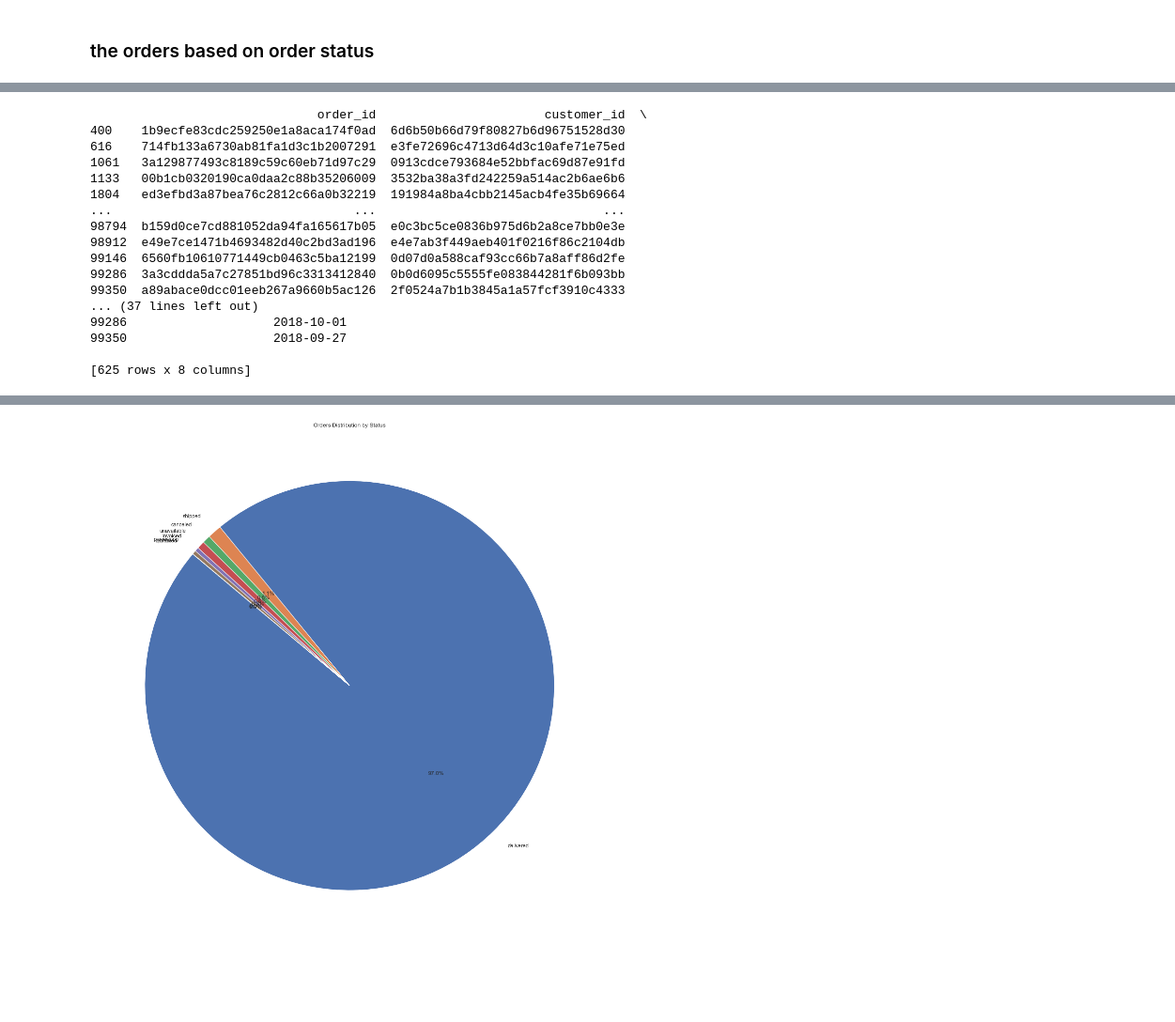
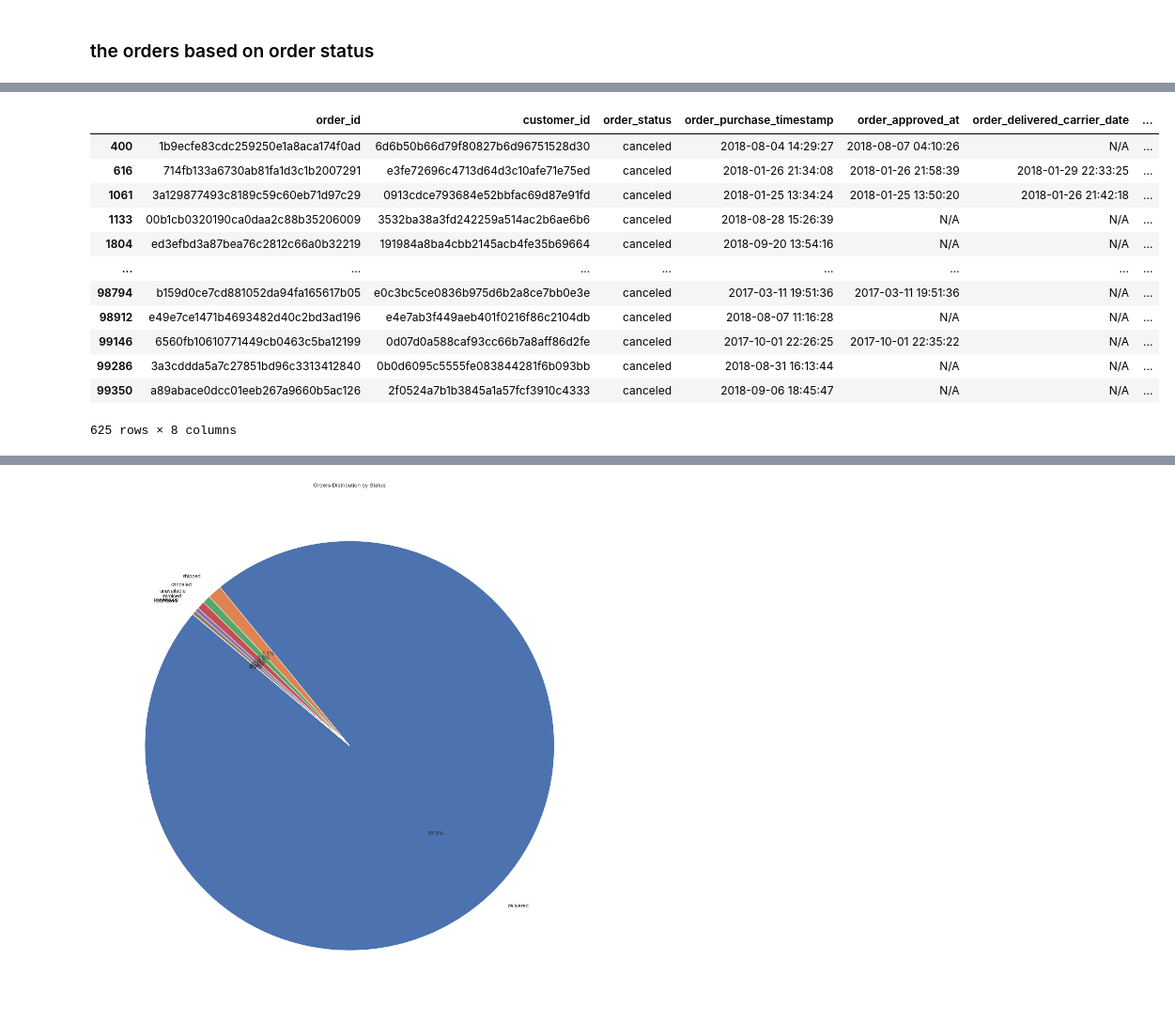
Before and after one commit to KyrellosSaleeb/E-Commerce-Orders, a Jupyter notebook: E-commerce Orders Project.ipynb, the cells around one changed output, grey strips where cells are left out. Shown at 94% size. Saved outputs shown, nothing was run; the diff lists cells and outputs as text; code cells hidden in the pictures; blank space fills up the shorter version.

```diff
--- a/E-commerce Orders Project.ipynb
+++ b/E-commerce Orders Project.ipynb
@@ -276,21 +260,17 @@ print(invoiced_orders)
 # %%
 canceled_orders = orders_data[orders_data['order_status'] == "canceled"]
-print(canceled_orders)
+canceled_orders
 # %% [output]
+|  | order_id | customer_id | order_status | order_purchase_timestamp | order_approved_at | order_delivered_carrier_date | ... |
+| 400 | 1b9ecfe83cdc259250e1a8aca174f0ad | 6d6b50b66d79f80827b6d96751528d30 | canceled | 2018-08-04 14:29:27 | 2018-08-07 04:10:26 | N/A | ... |
+| 616 | 714fb133a6730ab81fa1d3c1b2007291 | e3fe72696c4713d64d3c10afe71e75ed | canceled | 2018-01-26 21:34:08 | 2018-01-26 21:58:39 | 2018-01-29 22:33:25 | ... |
+| 1061 | 3a129877493c8189c59c60eb71d97c29 | 0913cdce793684e52bbfac69d87e91fd | canceled | 2018-01-25 13:34:24 | 2018-01-25 13:50:20 | 2018-01-26 21:42:18 | ... |
+| 1133 | 00b1cb0320190ca0daa2c88b35206009 | 3532ba38a3fd242259a514ac2b6ae6b6 | canceled | 2018-08-28 15:26:39 | N/A | N/A | ... |
+| 1804 | ed3efbd3a87bea76c2812c66a0b32219 | 191984a8ba4cbb2145acb4fe35b69664 | canceled | 2018-09-20 13:54:16 | N/A | N/A | ... |
+| ... | ... | ... | ... | ... | ... | ... | ... |
+| 98794 | b159d0ce7cd881052da94fa165617b05 | e0c3bc5ce0836b975d6b2a8ce7bb0e3e | canceled | 2017-03-11 19:51:36 | 2017-03-11 19:51:36 | N/A | ... |
+| 98912 | e49e7ce1471b4693482d40c2bd3ad196 | e4e7ab3f449aeb401f0216f86c2104db | canceled | 2018-08-07 11:16:28 | N/A | N/A | ... |
+| 99146 | 6560fb10610771449cb0463c5ba12199 | 0d07d0a588caf93cc66b7a8aff86d2fe | canceled | 2017-10-01 22:26:25 | 2017-10-01 22:35:22 | N/A | ... |
+| 99286 | 3a3cddda5a7c27851bd96c3313412840 | 0b0d6095c5555fe083844281f6b093bb | canceled | 2018-08-31 16:13:44 | N/A | N/A | ... |
+| 99350 | a89abace0dcc01eeb267a9660b5ac126 | 2f0524a7b1b3845a1a57fcf3910c4333 | canceled | 2018-09-06 18:45:47 | N/A | N/A | ... |
-                               order_id                       customer_id  \
-400    1b9ecfe83cdc259250e1a8aca174f0ad  6d6b50b66d79f80827b6d96751528d30
-616    714fb133a6730ab81fa1d3c1b2007291  e3fe72696c4713d64d3c10afe71e75ed
-1061   3a129877493c8189c59c60eb71d97c29  0913cdce793684e52bbfac69d87e91fd
-1133   00b1cb0320190ca0daa2c88b35206009  3532ba38a3fd242259a514ac2b6ae6b6
-1804   ed3efbd3a87bea76c2812c66a0b32219  191984a8ba4cbb2145acb4fe35b69664
-...                                 ...                               ...
-98794  b159d0ce7cd881052da94fa165617b05  e0c3bc5ce0836b975d6b2a8ce7bb0e3e
-98912  e49e7ce1471b4693482d40c2bd3ad196  e4e7ab3f449aeb401f0216f86c2104db
-99146  6560fb10610771449cb0463c5ba12199  0d07d0a588caf93cc66b7a8aff86d2fe
-99286  3a3cddda5a7c27851bd96c3313412840  0b0d6095c5555fe083844281f6b093bb
-99350  a89abace0dcc01eeb267a9660b5ac126  2f0524a7b1b3845a1a57fcf3910c4333
-... (37 lines left out)
-99286                    2018-10-01
-99350                    2018-09-27
-
-[625 rows x 8 columns]
+625 rows × 8 columns
```
Also changed, not shown: parts of 32 cells of this notebook.
